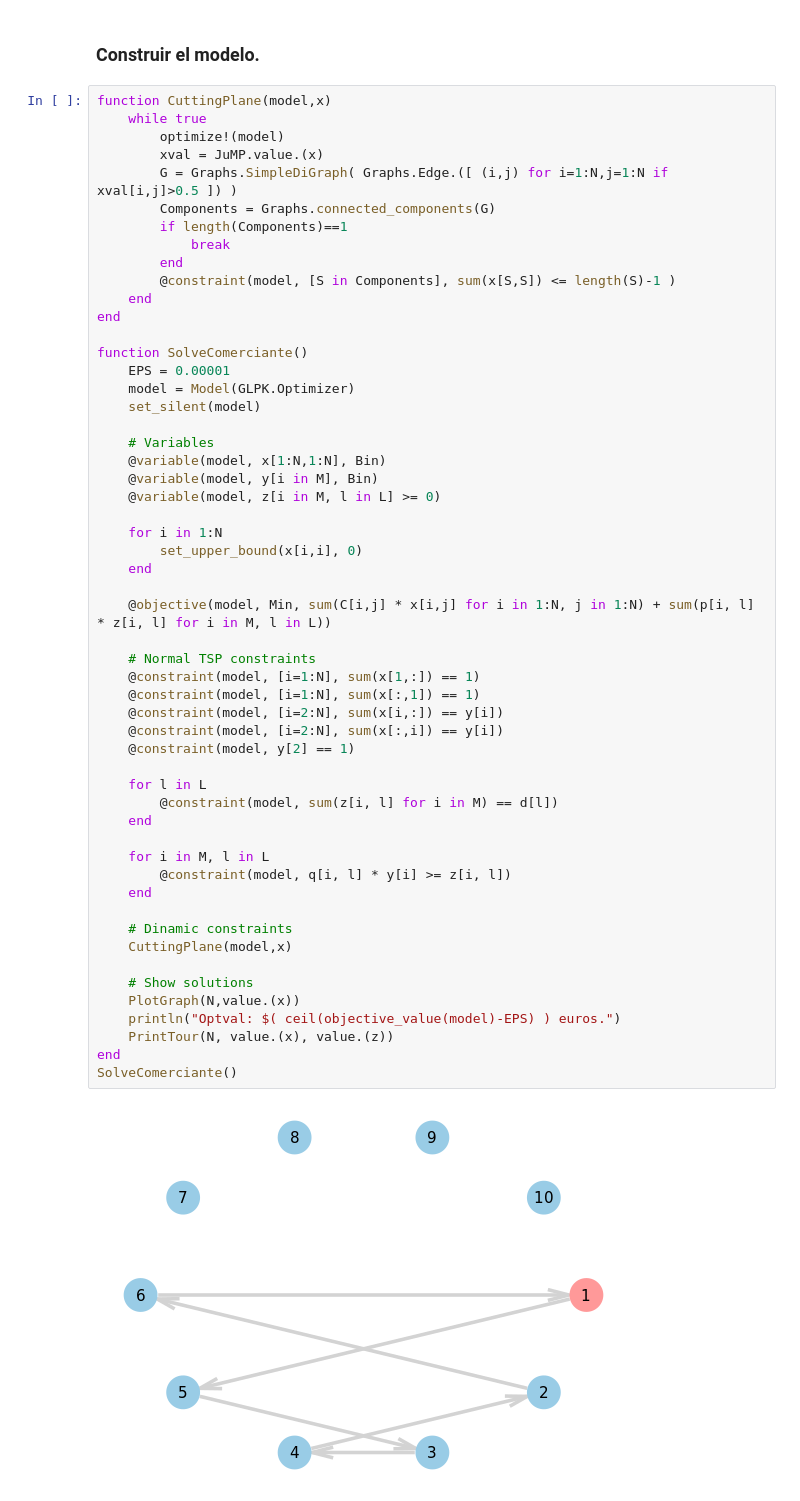
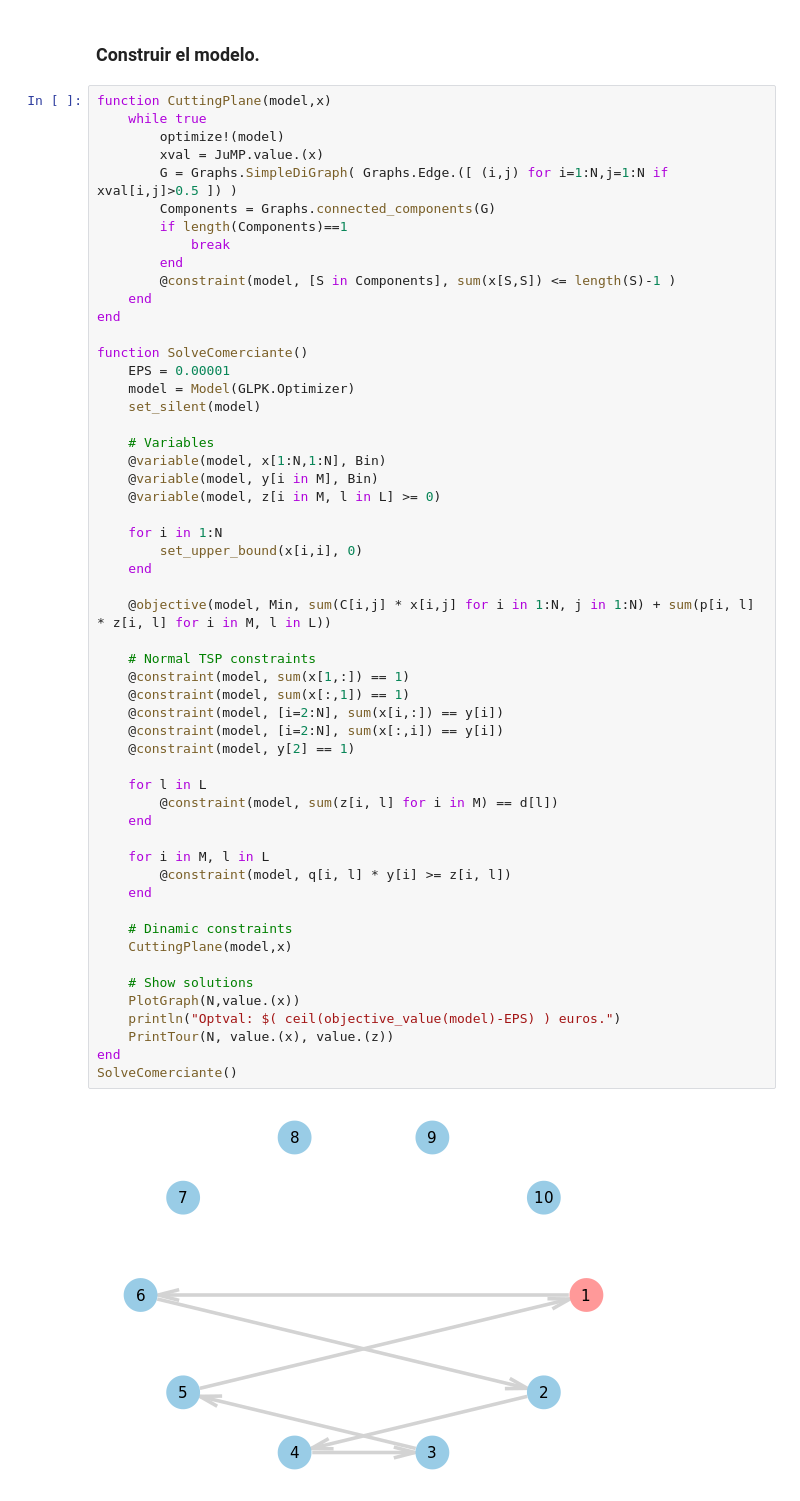
Before and after one commit to Saul-Sosa-Diaz/Ingenieria-Logistica, a Jupyter notebook: comprador_de_comercio.ipynb, the cells around one changed output. Saved outputs shown, nothing was run; the diff lists cells and outputs as text.

```diff
--- a/comprador_de_comercio.ipynb
+++ b/comprador_de_comercio.ipynb
@@ -227,34 +227,34 @@ function SolveComerciante()
 
     for i in 1:N
         set_upper_bound(x[i,i], 0)
     end
 
     @objective(model, Min, sum(C[i,j] * x[i,j] for i in 1:N, j in 1:N) + sum(p[i, l] * z[i, l] for i in M, l in L))
 
     # Normal TSP constraints
-    @constraint(model, [i=1:N], sum(x[1,:]) == 1)
-    @constraint(model, [i=1:N], sum(x[:,1]) == 1)
+    @constraint(model, sum(x[1,:]) == 1)
+    @constraint(model, sum(x[:,1]) == 1)
     @constraint(model, [i=2:N], sum(x[i,:]) == y[i])
     @constraint(model, [i=2:N], sum(x[:,i]) == y[i])
     @constraint(model, y[2] == 1)
 
     for l in L
         @constraint(model, sum(z[i, l] for i in M) == d[l])
     end
 
     for i in M, l in L
         @constraint(model, q[i, l] * y[i] >= z[i, l])
     end
 
     # Dinamic constraints
     CuttingPlane(model,x)
 
     # Show solutions
     PlotGraph(N,value.(x))
     println("Optval: $( ceil(objective_value(model)-EPS) ) euros.")
     PrintTour(N, value.(x), value.(z))
 end
 SolveComerciante()
 # %% [output]
-[figure, old version]
+[figure, new version]
 Optval: 2907.0 euros.
```
Also changed, not shown: parts of 2 cells of this notebook.
